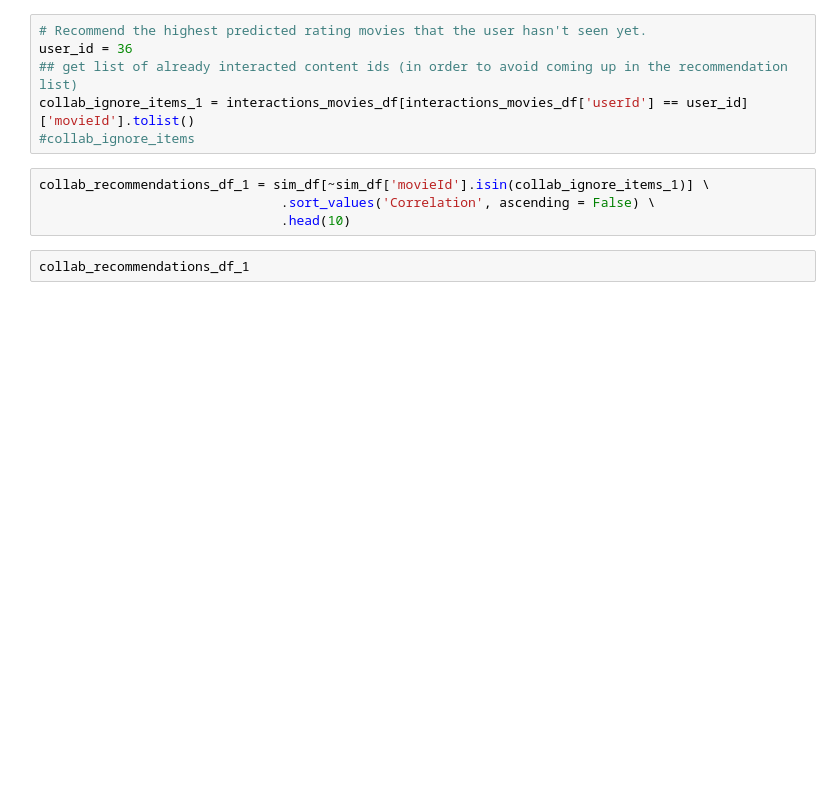
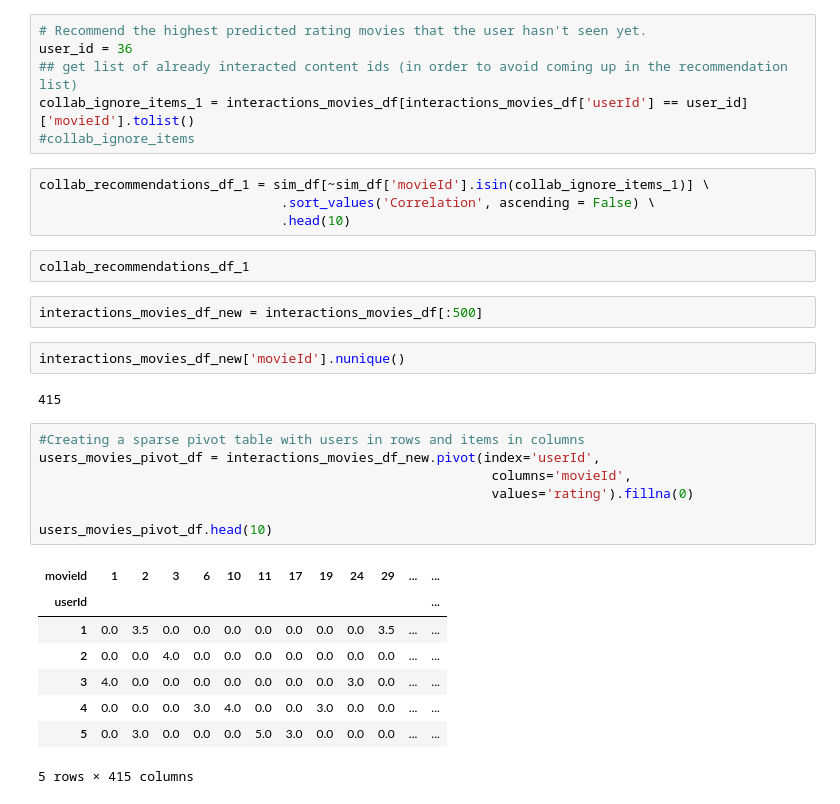
Before and after one commit to csumithra/RecommendationEngine, a Jupyter notebook: movie_ratings_Eval.ipynb, the cells around one changed output. Drawn from its saved outputs; the diff is of its cells as text; blank space fills up the shorter version.

```diff
--- a/movie_ratings_Eval.ipynb
+++ b/movie_ratings_Eval.ipynb
@@ -519,3 +1170,25 @@ collab_recommendations_df_1 = sim_df[~sim_df['movieId'].isin(collab_ignore_items
                                .head(10)
 # %%
 collab_recommendations_df_1
+# %%
+interactions_movies_df_new = interactions_movies_df[:500]
+# %%
+interactions_movies_df_new['movieId'].nunique()
+# %% [output]
+415
+# %%
+#Creating a sparse pivot table with users in rows and items in columns
+users_movies_pivot_df = interactions_movies_df_new.pivot(index='userId',
+                                                          columns='movieId',
+                                                          values='rating').fillna(0)
+
+users_movies_pivot_df.head(10)
+# %% [output]
+| movieId | 1 | 2 | 3 | 6 | 10 | 11 | 17 | 19 | 24 | 29 | ... | ... |
+| userId |  |  |  |  |  |  |  |  |  |  |  | ... |
+| 1 | 0.0 | 3.5 | 0.0 | 0.0 | 0.0 | 0.0 | 0.0 | 0.0 | 0.0 | 3.5 | ... | ... |
+| 2 | 0.0 | 0.0 | 4.0 | 0.0 | 0.0 | 0.0 | 0.0 | 0.0 | 0.0 | 0.0 | ... | ... |
+| 3 | 4.0 | 0.0 | 0.0 | 0.0 | 0.0 | 0.0 | 0.0 | 0.0 | 3.0 | 0.0 | ... | ... |
+| 4 | 0.0 | 0.0 | 0.0 | 3.0 | 4.0 | 0.0 | 0.0 | 3.0 | 0.0 | 0.0 | ... | ... |
+| 5 | 0.0 | 3.0 | 0.0 | 0.0 | 0.0 | 5.0 | 3.0 | 0.0 | 0.0 | 0.0 | ... | ... |
+5 rows × 415 columns
```
Also changed, not shown: parts of 146 cells of this notebook.
